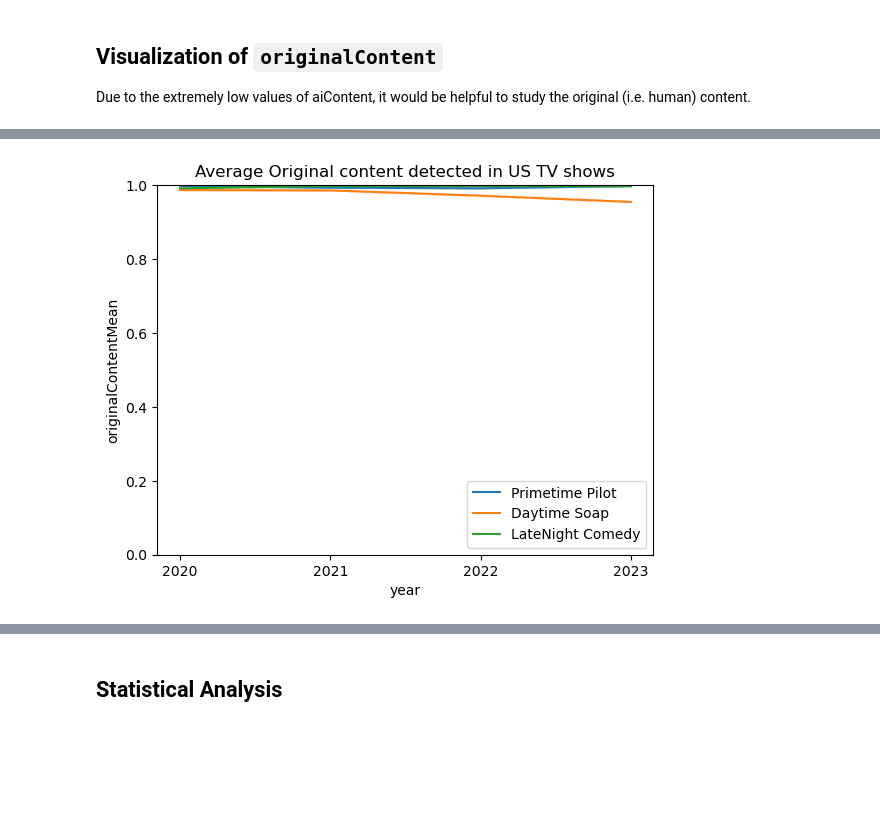
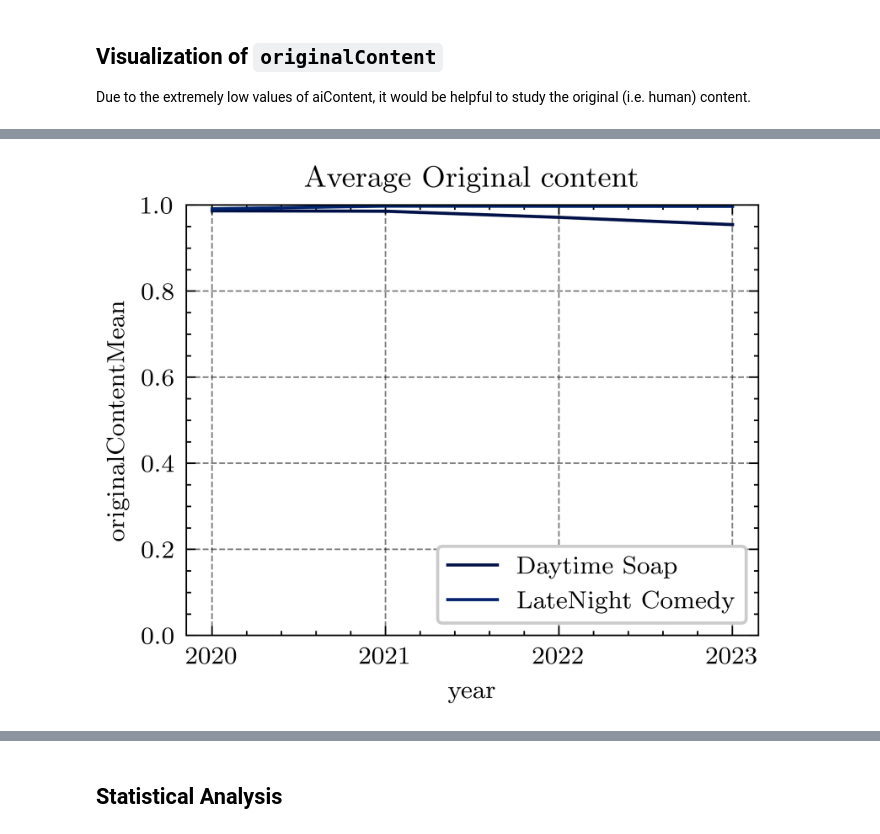
Before and after one commit to OriginalityAI/AI-Content-in-Hollywood-Scripts, a Jupyter notebook: src/Report on AI Content in Hollywood Scripts.ipynb, the cells around one changed output, grey strips where cells are left out. Saved outputs shown, nothing was run; the diff lists cells and outputs as text; code cells hidden in the pictures; blank space fills up the shorter version.

```diff
--- a/src/Report on AI Content in Hollywood Scripts.ipynb
+++ b/src/Report on AI Content in Hollywood Scripts.ipynb
@@ -160,14 +165,18 @@ plt.show()
 # %%
 # visualizing with a line graph
-for genre in df.genre.unique():
-    sns.lineplot(x='year',
-                y='originalContentMean',
-                data=df[df.genre==genre],
-                label=genre)
-plt.legend(loc='lower right')
-plt.title('Average Original content detected in US TV shows')
-plt.yticks(np.arange(0,1.2,0.2))
-plt.xticks(range(2020,2024));
-plt.show()
+cols = sns.color_palette('ocean')[1:4]
+with plt.style.context(['science', 'ieee', 'vibrant', 'grid']):
+    for i, genre in enumerate(df.genre.unique()):
+        sns.lineplot(x='year',
+                    y='originalContentMean',
+                    data=df[df.genre==genre],
+                    label=genre,
+                    color = cols[i]
+                    )
+    plt.legend(loc='lower right')
+    plt.title('Average Original content')
+    plt.yticks(np.arange(0,1.2,0.2))
+    plt.xticks(range(2020,2024));
+    plt.show()
 # %% [output]
-[figure, old version]
+[figure, new version]
```
Also changed, not shown: parts of 13 cells of this notebook, 5 other files.
